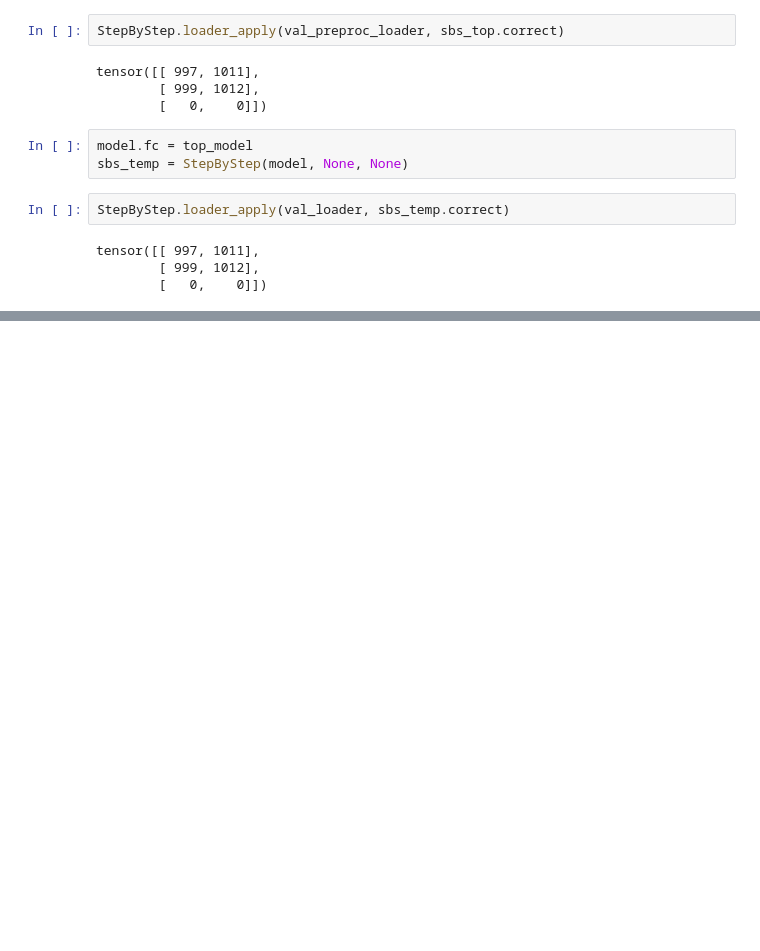
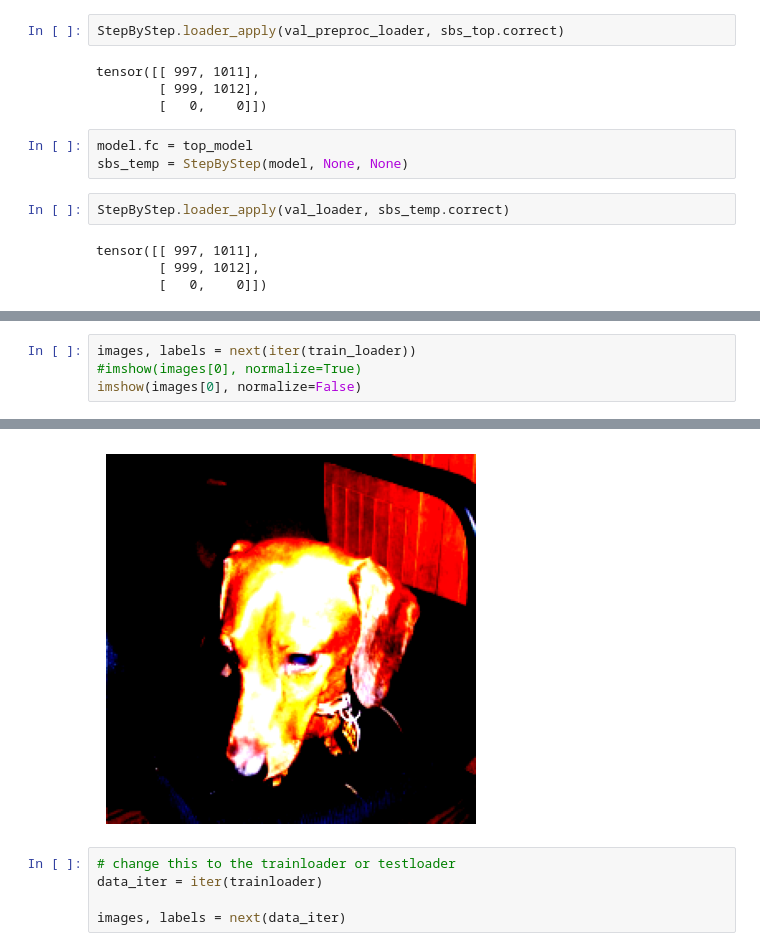
Before and after one commit to PauloBigooD/PPGEEC2318-Machine-Learning-Transfer-Learning, a Jupyter notebook: PuttingAllTogether.ipynb, the cells around one changed output, grey strips where cells are left out. Saved outputs shown, nothing was run; the diff lists cells and outputs as text; blank space fills up the shorter version.

```diff
--- a/PuttingAllTogether.ipynb
+++ b/PuttingAllTogether.ipynb
@@ -885,0 +996,5 @@ tensor([[ 997, 1011],
+# %%
+images, labels = next(iter(train_loader))
+#imshow(images[0], normalize=True)
+imshow(images[0], normalize=False)
+# %% [output]
@@ -885,0 +1002,6 @@ tensor([[ 997, 1011],
+[figure, added]
+# %%
+# change this to the trainloader or testloader
+data_iter = iter(trainloader)
+
+images, labels = next(data_iter)
```
Also changed, not shown: parts of 43 cells of this notebook.
